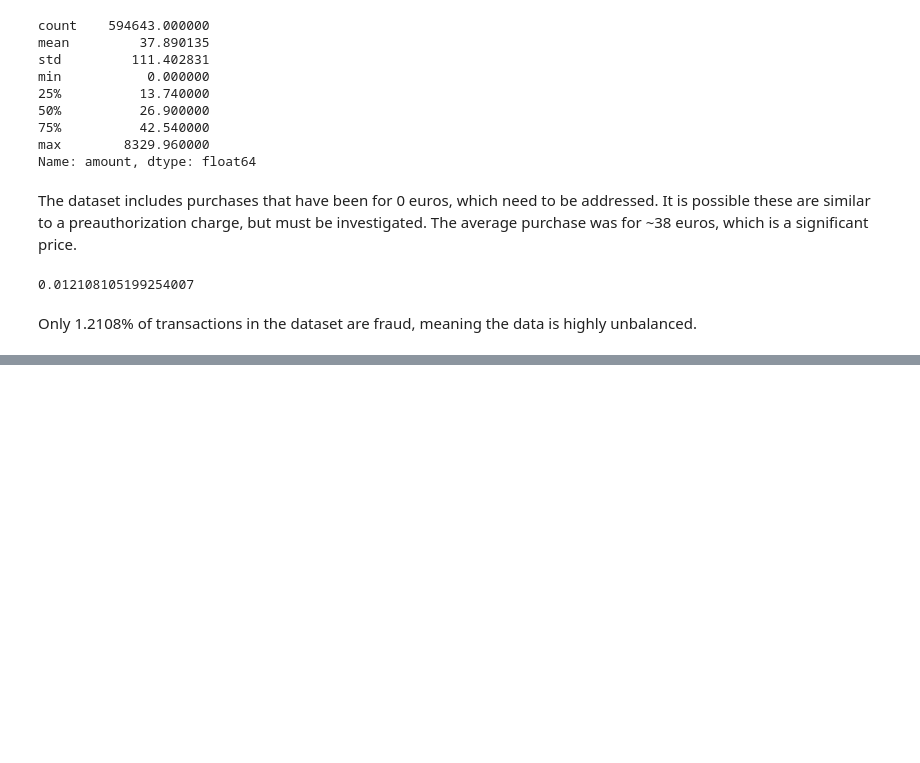
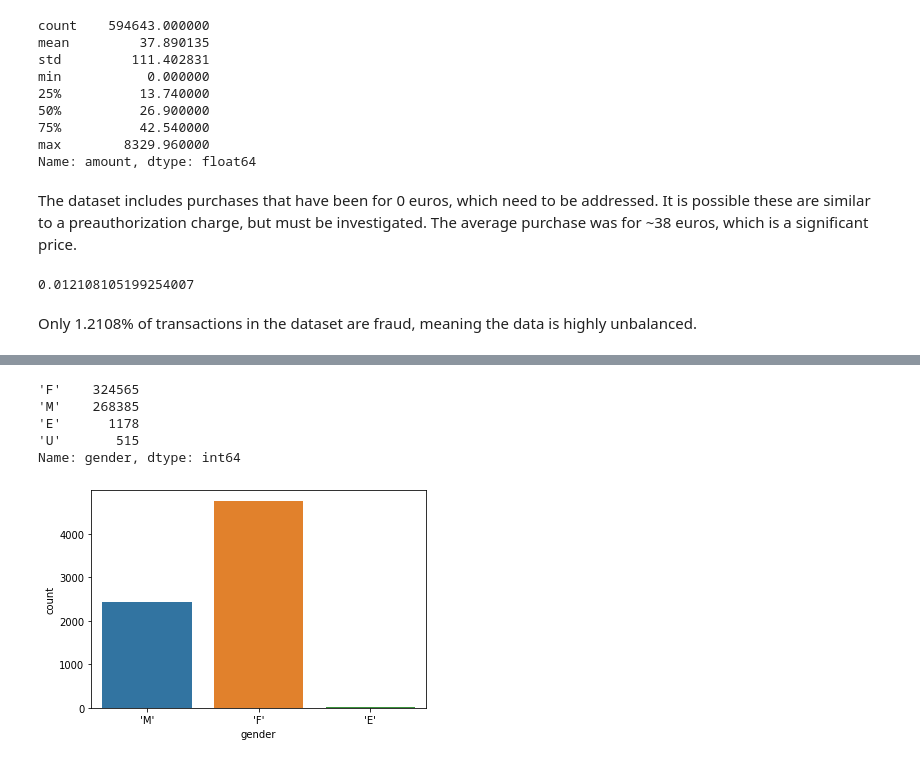
Before and after one commit to bew030/credit-card-fraud-detection-, a Jupyter notebook: Exploration.ipynb, the cells around one changed output, grey strips where cells are left out. Cells and saved outputs as stored; diff of their text form; code cells hidden in the pictures; blank space fills up the shorter version.

```diff
--- a/Exploration.ipynb
+++ b/Exploration.ipynb
@@ -146,0 +177,10 @@ Only 1.2108% of transactions in the dataset are fraud, meaning the data is highl
+# %%
+sns.countplot(x='gender', data=df_frauds)
+df.gender.value_counts()
+# %% [output]
+'F'    324565
+'M'    268385
+'E'      1178
+'U'       515
+Name: gender, dtype: int64
+[figure, added]
```
Also changed, not shown: parts of 17 cells of this notebook.
